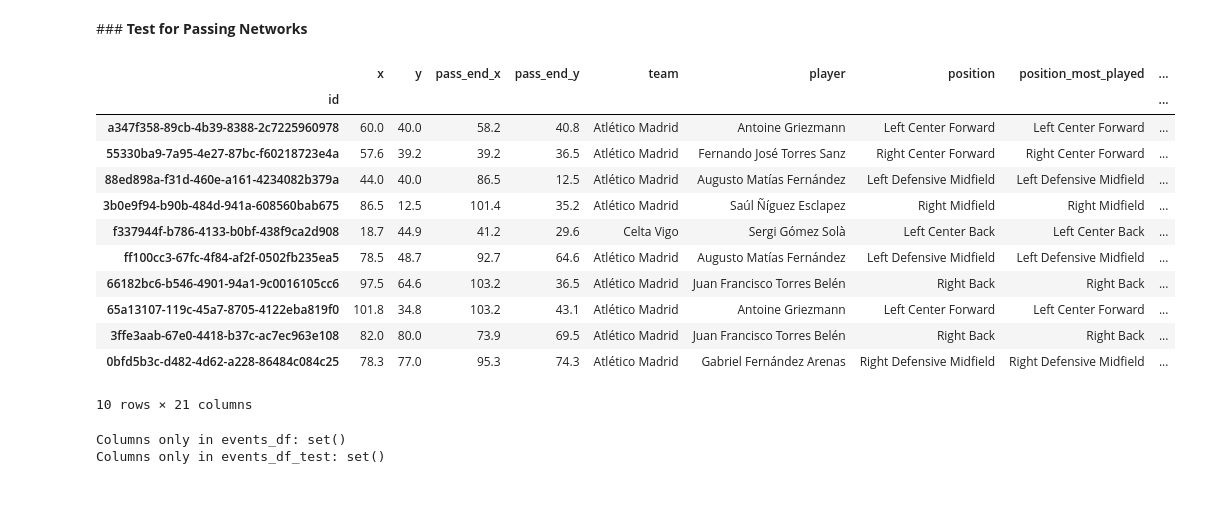
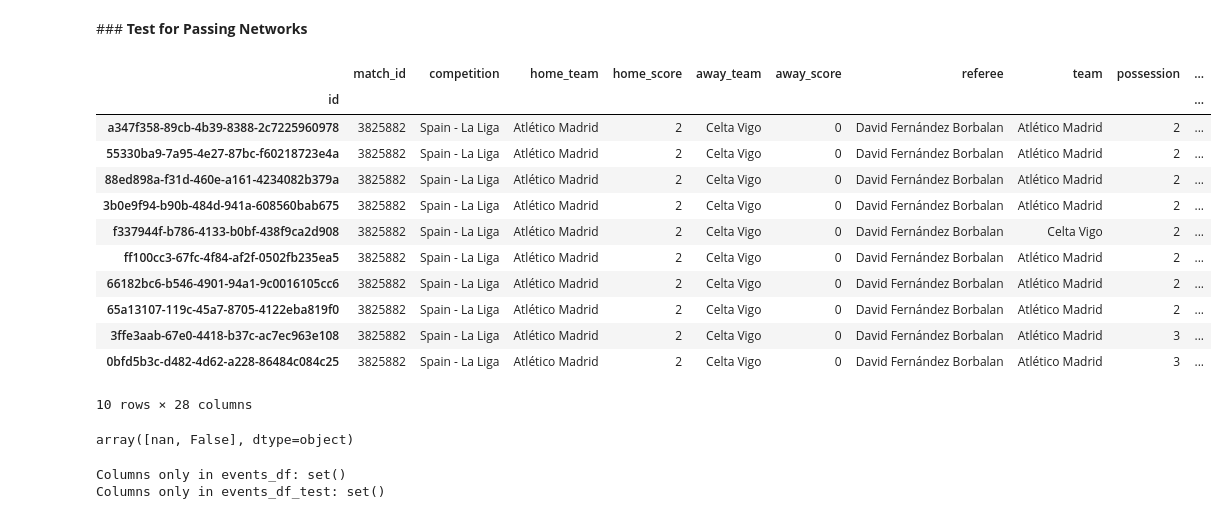
Before and after one commit to emirsglm/Bitirme, a Jupyter notebook: dataprep.ipynb, the cells around one changed output. Cells and saved outputs as stored; diff of their text form; code cells hidden in the pictures.

```diff
--- a/dataprep.ipynb
+++ b/dataprep.ipynb
@@ -66,6 +66,6 @@ events_extra_info.head(5)
 | 3 | 3825855 | 2016-05-02 | 20:30:00.000 | Spain - La Liga | Málaga | Levante UD | 3 | 1 | ... |
 | 4 | 3825908 | 2016-05-15 | 19:00:00.000 | Spain - La Liga | Espanyol | Eibar | 4 | 2 | ... |
 # %%
-events_df = sb.events(match_id=3825882)
+events_df = sb.events(match_id=3825895)
 events_df.columns
 # %% [output]
@@ -315,7 +338,4 @@ Name: shot_outcome_shotFromPass, Length: 1085, dtype: bool
 # %%
-# Identify passes
-passes_M["pass_succes"] = passes_M.pass_outcome.isna()
-
 # Make a copy of the original DataFrame to work with
 passes_M["f3rd_pass"] = (passes_M.x < 80) & (passes_M.pass_end_x > 80)
 
@@ -324,11 +344,10 @@ passes_M["pass_progression"] = passes_M["x"] - passes_M["pass_end_x"]
 passes_M.loc[passes_M.pass_outcome.notna(), "pass_progression"] = None
 
 # Identify shot-assisted passes
-passes_M["shot_assisted_pass"] = passes_M.pass_outcome.isna() &  passes_M["shot_outcome_shotFromPass"].notna()
-
+passes_M["shot_assisted_pass"] = (passes_M.pass_outcome.isna()) &  (passes_M["shot_outcome_shotFromPass"].notna())
 
 # Identify goal-assisted passes
-passes_M["goal_assisted_pass"] = passes_M.pass_outcome.isna() & passes_M["shot_outcome_shotFromPass"] == "Goal"
+passes_M["goal_assisted_pass"] = (passes_M.pass_outcome.isna()) & (passes_M["shot_outcome_shotFromPass"] == "Goal")
 
 # Identify crosses (başarılı orta)!!!!!
 passes_M["cross"] = (passes_M.pass_cross == True)
@@ -852,41 +885,48 @@ def event_data_creation(events_extra_info,match_ID):
 events_df_test = event_data_creation(events_extra_info,3825882)
 # %%
 events_df_test[events_df_test["type"]=="Pass"][[
-    'x',
-    'y',
-    'pass_end_x',
-    'pass_end_y',
+   "match_id",
+    "competition",
+    "home_team",
+    "home_score",
+    "away_team",
+    "away_score",
+    "referee",
     "team",
+    "possession",
+    "possession_time",
+    "minute",
+    "timestamp",
     "player",
     "position",
     "position_most_played",
     "pass_recipient",
     "position_re_most_played",
     "player_shotFromPass",
     'shot_outcome_shotFromPass',
     'shot_statsbomb_xg_shotFromPass',
 
     'pass_succes',
     'f3rd_pass',
     'pass_progression',
     'shot_assisted_pass',
     'goal_assisted_pass',
     'cross',
     'box_pass',
     "possession"
 
 ]].head(10)
 # %% [output]
-|  | x | y | pass_end_x | pass_end_y | team | player | position | position_most_played | ... |
-| id |  |  |  |  |  |  |  |  | ... |
-| a347f358-89cb-4b39-8388-2c7225960978 | 60.0 | 40.0 | 58.2 | 40.8 | Atlético Madrid | Antoine Griezmann | Left Center Forward | Left Center Forward | ... |
-| 55330ba9-7a95-4e27-87bc-f60218723e4a | 57.6 | 39.2 | 39.2 | 36.5 | Atlético Madrid | Fernando José Torres Sanz | Right Center Forward | Right Center Forward | ... |
-| 88ed898a-f31d-460e-a161-4234082b379a | 44.0 | 40.0 | 86.5 | 12.5 | Atlético Madrid | Augusto Matías Fernández | Left Defensive Midfield | Left Defensive Midfield | ... |
-| 3b0e9f94-b90b-484d-941a-608560bab675 | 86.5 | 12.5 | 101.4 | 35.2 | Atlético Madrid | Saúl Ñíguez Esclapez | Right Midfield | Right Midfield | ... |
-| f337944f-b786-4133-b0bf-438f9ca2d908 | 18.7 | 44.9 | 41.2 | 29.6 | Celta Vigo | Sergi Gómez Solà | Left Center Back | Left Center Back | ... |
-| ff100cc3-67fc-4f84-af2f-0502fb235ea5 | 78.5 | 48.7 | 92.7 | 64.6 | Atlético Madrid | Augusto Matías Fernández | Left Defensive Midfield | Left Defensive Midfield | ... |
-| 66182bc6-b546-4901-94a1-9c0016105cc6 | 97.5 | 64.6 | 103.2 | 36.5 | Atlético Madrid | Juan Francisco Torres Belén | Right Back | Right Back | ... |
-| 65a13107-119c-45a7-8705-4122eba819f0 | 101.8 | 34.8 | 103.2 | 43.1 | Atlético Madrid | Antoine Griezmann | Left Center Forward | Left Center Forward | ... |
-| 3ffe3aab-67e0-4418-b37c-ac7ec963e108 | 82.0 | 80.0 | 73.9 | 69.5 | Atlético Madrid | Juan Francisco Torres Belén | Right Back | Right Back | ... |
-| 0bfd5b3c-d482-4d62-a228-86484c084c25 | 78.3 | 77.0 | 95.3 | 74.3 | Atlético Madrid | Gabriel Fernández Arenas | Right Defensive Midfield | Right Defensive Midfield | ... |
+|  | match_id | competition | home_team | home_score | away_team | away_score | referee | team | possession | ... |
+| id |  |  |  |  |  |  |  |  |  | ... |
+| a347f358-89cb-4b39-8388-2c7225960978 | 3825882 | Spain - La Liga | Atlético Madrid | 2 | Celta Vigo | 0 | David Fernández Borbalan | Atlético Madrid | 2 | ... |
+| 55330ba9-7a95-4e27-87bc-f60218723e4a | 3825882 | Spain - La Liga | Atlético Madrid | 2 | Celta Vigo | 0 | David Fernández Borbalan | Atlético Madrid | 2 | ... |
+| 88ed898a-f31d-460e-a161-4234082b379a | 3825882 | Spain - La Liga | Atlético Madrid | 2 | Celta Vigo | 0 | David Fernández Borbalan | Atlético Madrid | 2 | ... |
+| 3b0e9f94-b90b-484d-941a-608560bab675 | 3825882 | Spain - La Liga | Atlético Madrid | 2 | Celta Vigo | 0 | David Fernández Borbalan | Atlético Madrid | 2 | ... |
+| f337944f-b786-4133-b0bf-438f9ca2d908 | 3825882 | Spain - La Liga | Atlético Madrid | 2 | Celta Vigo | 0 | David Fernández Borbalan | Celta Vigo | 2 | ... |
+| ff100cc3-67fc-4f84-af2f-0502fb235ea5 | 3825882 | Spain - La Liga | Atlético Madrid | 2 | Celta Vigo | 0 | David Fernández Borbalan | Atlético Madrid | 2 | ... |
+| 66182bc6-b546-4901-94a1-9c0016105cc6 | 3825882 | Spain - La Liga | Atlético Madrid | 2 | Celta Vigo | 0 | David Fernández Borbalan | Atlético Madrid | 2 | ... |
+| 65a13107-119c-45a7-8705-4122eba819f0 | 3825882 | Spain - La Liga | Atlético Madrid | 2 | Celta Vigo | 0 | David Fernández Borbalan | Atlético Madrid | 2 | ... |
+| 3ffe3aab-67e0-4418-b37c-ac7ec963e108 | 3825882 | Spain - La Liga | Atlético Madrid | 2 | Celta Vigo | 0 | David Fernández Borbalan | Atlético Madrid | 3 | ... |
+| 0bfd5b3c-d482-4d62-a228-86484c084c25 | 3825882 | Spain - La Liga | Atlético Madrid | 2 | Celta Vigo | 0 | David Fernández Borbalan | Atlético Madrid | 3 | ... |
-10 rows × 21 columns
+10 rows × 28 columns
@@ -895,3 +933,7 @@ events_df["pass_progression"]
+# %%
+events_df["goal_assisted_pass"].unique()
+# %% [output]
+array([nan, False], dtype=object)
 # %%
 # Get column names as sets
 events_df_col = set(events_df.columns)
```
Also changed, not shown: parts of 29 cells of this notebook, 5 other files.
